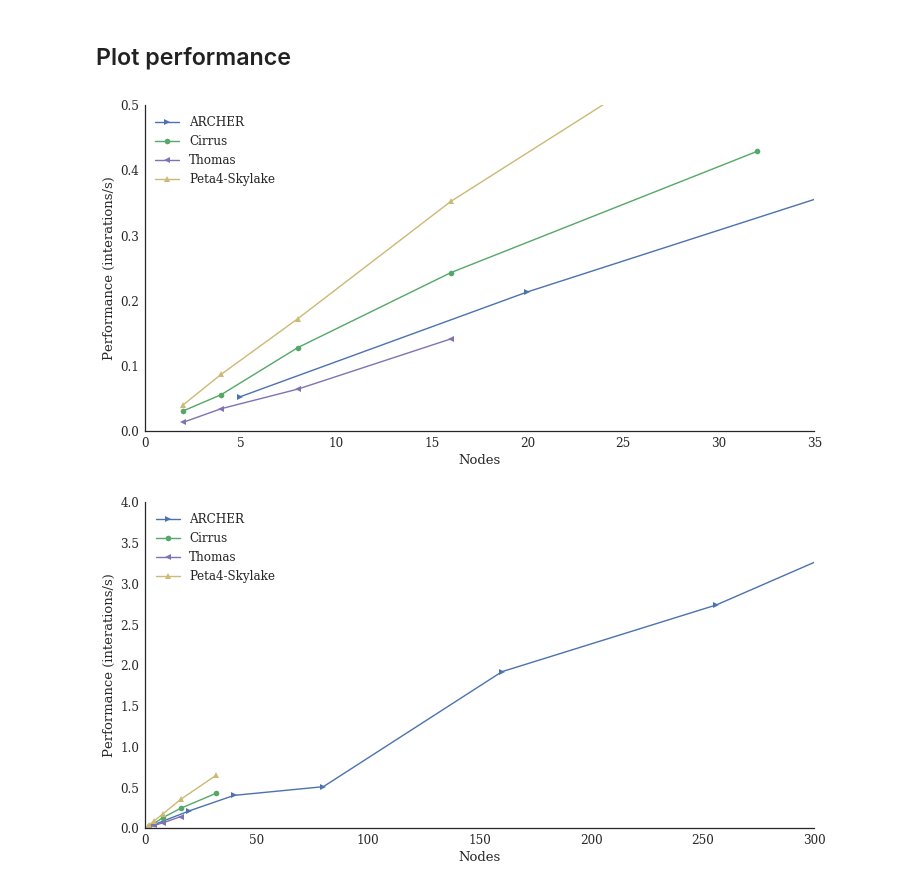
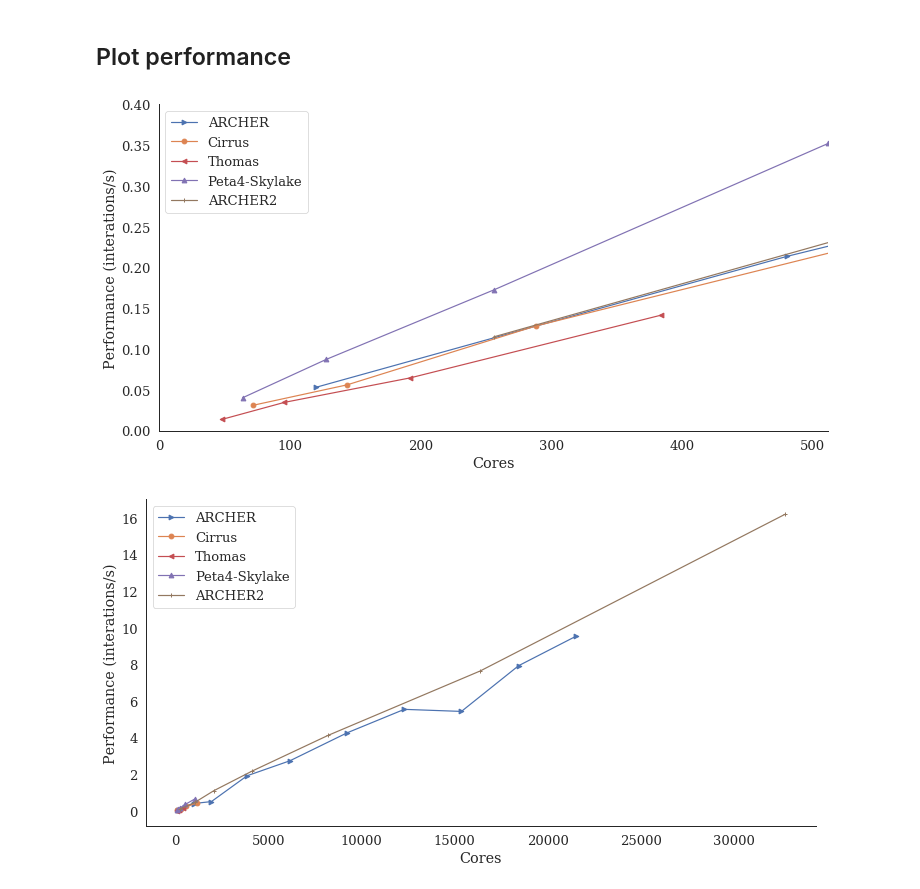
Before and after one commit to hpc-uk/archer-benchmarks, a Jupyter notebook: apps/OpenSBLI/analysis/OpenSBLI_1024ss_benchmark.ipynb, the cells around one changed output. Drawn from its saved outputs; the diff is of its cells as text; code cells hidden in the pictures.

Commit message:
Adds ARCHER2 OpenSBLI performance analysis

```diff
--- a/apps/OpenSBLI/analysis/OpenSBLI_1024ss_benchmark.ipynb
+++ b/apps/OpenSBLI/analysis/OpenSBLI_1024ss_benchmark.ipynb
@@ -84,7 +88,7 @@ thomasfiles = {2:'../TGV1024ss/results/Thomas/output_2nodes_201803160902.txt',
                }
 # %%
 thomascpn = 24
-thomasnodes, thomastime, thomasperf = osbli.calcperf(thomasfiles, thomascpn)
+thomasnodes, thomastime, thomasperf = osbli.calcperf(thomasfiles, thomascpn, plot_cores=plotcores)
 # %% [output]
           Nodes           Cores        Time (s) Performance (iter/s)
           =====           =====        ======== ====================
@@ -103,7 +107,7 @@ csd3sfiles = {2:'../TGV1024ss/results/CSD3Skylake/output_2nodes_201812131823.txt
              }
 # %%
 csd3scpn = 32
-csd3snodes, csd3stime, csd3sperf = osbli.calcperf(csd3sfiles, csd3scpn)
+csd3snodes, csd3stime, csd3sperf = osbli.calcperf(csd3sfiles, csd3scpn, plot_cores=plotcores)
 # %% [output]
           Nodes           Cores        Time (s) Performance (iter/s)
           =====           =====        ======== ====================
@@ -114,0 +121,12 @@ csd3snodes, csd3stime, csd3sperf = osbli.calcperf(csd3sfiles, csd3scpn)
+# %%
+archer2files = {2:'../TGV1024ss/results/ARCHER2/TGV1024ss_2nodes_256ranks_1threads_202010050542.out',
+               8:'../TGV1024ss/results/ARCHER2/TGV1024ss_8nodes_1024ranks_1threads_202010050822.out',
+               16:'../TGV1024ss/results/ARCHER2/TGV1024ss_16nodes_2048ranks_1threads_202010050833.out',
+               32:'../TGV1024ss/results/ARCHER2/TGV1024ss_32nodes_4096ranks_1threads_202010050836.out',
+               64:'../TGV1024ss/results/ARCHER2/TGV1024ss_64nodes_8192ranks_1threads_202010050958.out',
+               128:'../TGV1024ss/results/ARCHER2/TGV1024ss_128nodes_16384ranks_1threads_202010051006.out',
+               256:'../TGV1024ss/results/ARCHER2/TGV1024ss_256nodes_32768ranks_1threads_202010051021.out',
+               }
+# %%
+archer2cpn = 128
+archer2nodes, archer2time, archer2perf = osbli.calcperf(archer2files, archer2cpn, plot_cores=plotcores)
@@ -117,28 +145,31 @@ csd3snodes, csd3stime, csd3sperf = osbli.calcperf(csd3sfiles, csd3scpn)
 # %%
 plt.plot(archernodes, archerperf, '>-', color=cols[0], label='ARCHER')
 plt.plot(cirrusnodes, cirrusperf, 'o-', color=cols[1], label='Cirrus')
 plt.plot(thomasnodes, thomasperf, '<-', color=cols[3], label='Thomas')
 plt.plot(csd3snodes, csd3sperf, '^-', color=cols[4], label='Peta4-Skylake')
-plt.xlim([0,35])
-plt.ylim([0,0.5])
-plt.xlabel('Nodes')
+plt.plot(archer2nodes, archer2perf, '+-', color=cols[5], label='ARCHER2')
+if plotcores:
+    plt.xlim([0,512])
+else:
+    plt.xlim([0,35])
+plt.ylim([0,0.4])
+plt.xlabel(plotlabel)
 plt.ylabel('Performance (interations/s)')
 plt.legend(loc='best')
 sns.despine()
 plt.savefig('osbli_tgv_perf.png', dpi=300)
 # %% [output]
-[figure, old version]
+[figure, new version]
 # %%
-plt.plot(archernodes, [1/x for x in archertime], '>-', color=cols[0], label='ARCHER')
-plt.plot(cirrusnodes, [1/x for x in cirrustime], 'o-', color=cols[1], label='Cirrus')
-plt.plot(thomasnodes, [1/x for x in thomastime], '<-', color=cols[3], label='Thomas')
-plt.plot(csd3snodes, [1/x for x in csd3stime], '^-', color=cols[4], label='Peta4-Skylake')
-plt.xlim([0,300])
-plt.ylim([0,4])
-plt.xlabel('Nodes')
+plt.plot(archernodes, archerperf, '>-', color=cols[0], label='ARCHER')
+plt.plot(cirrusnodes, cirrusperf, 'o-', color=cols[1], label='Cirrus')
+plt.plot(thomasnodes, thomasperf, '<-', color=cols[3], label='Thomas')
+plt.plot(csd3snodes, csd3sperf, '^-', color=cols[4], label='Peta4-Skylake')
+plt.plot(archer2nodes, archer2perf, '+-', color=cols[5], label='ARCHER2')
+plt.xlabel(plotlabel)
 plt.ylabel('Performance (interations/s)')
 plt.legend(loc='best')
 sns.despine()
 plt.savefig('osbli_tgv_perf_large.png', dpi=300)
 # %% [output]
-[figure, old version]
+[figure, new version]
```
Also changed, not shown: parts of 5 cells of this notebook, 1 other file.
